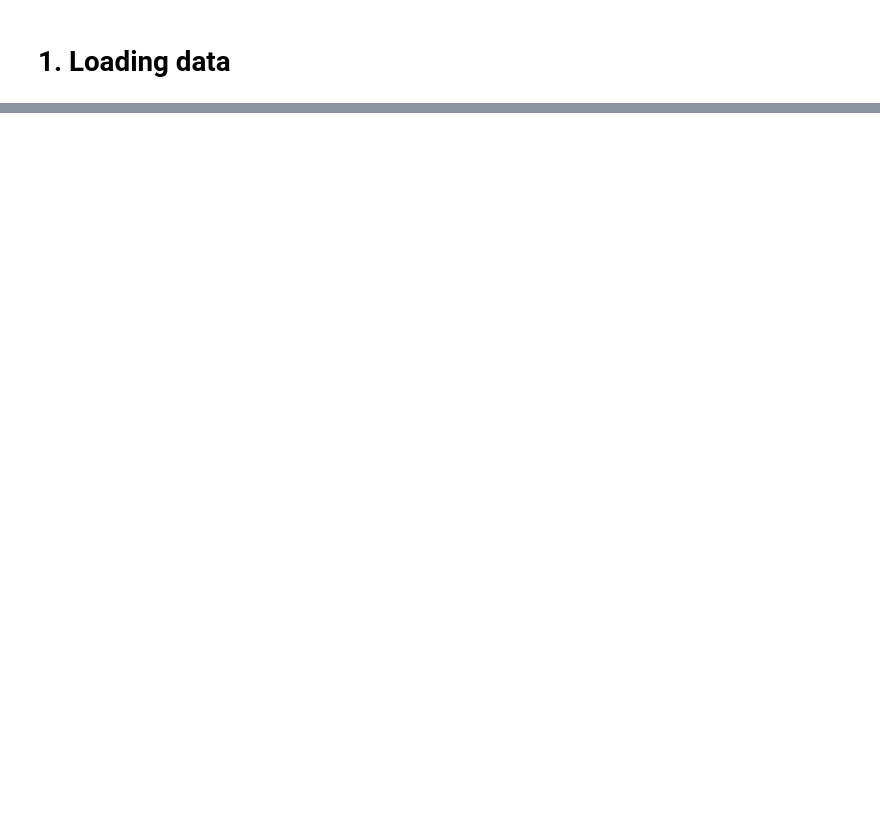
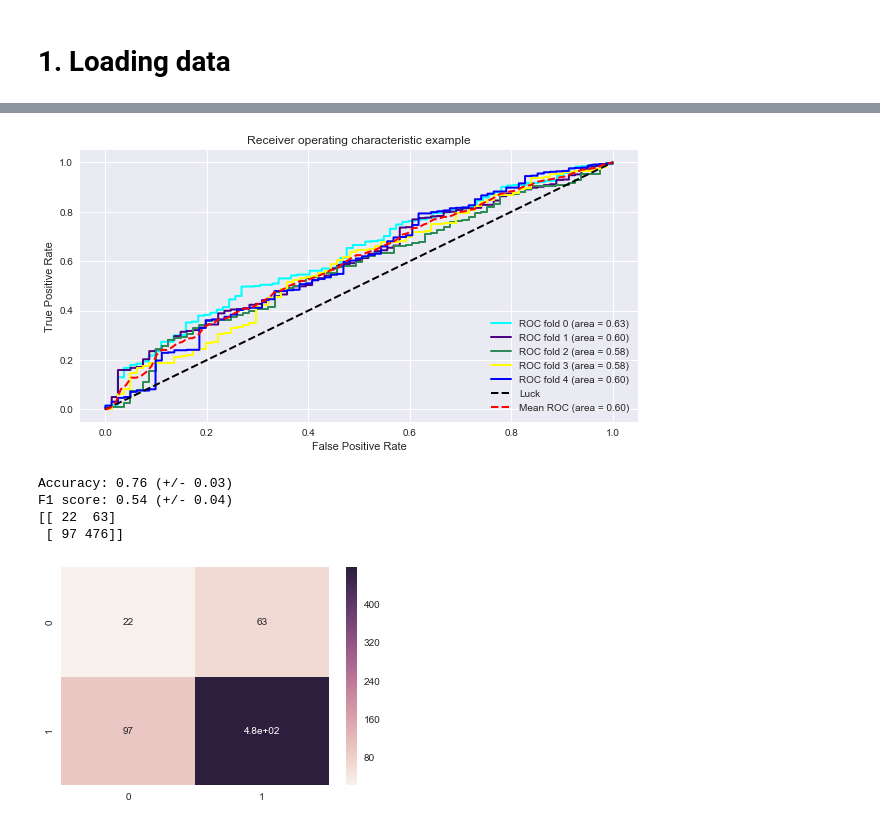
Before and after one commit to Guillemdb/Happiness-inside-a-job-PyDataBcn17, a Jupyter notebook: 3 - Machine learning.ipynb, the cells around one changed output, grey strips where cells are left out. Cells and saved outputs as stored; diff of their text form; code cells hidden in the pictures; blank space fills up the shorter version.

```diff
--- a/3 - Machine learning.ipynb
+++ b/3 - Machine learning.ipynb
@@ -161,0 +282,9 @@ dtype: float64
+# %%
+ceg_best = eval_features(pd.merge(CEG_feats.fillna(-1),target,right_index=True,left_on='uid').drop('uid',axis=1),clf=pipeline)
+# %% [output]
+[figure, added]
+Accuracy: 0.76 (+/- 0.03)
+F1 score: 0.54 (+/- 0.04)
+[[ 22  63]
+ [ 97 476]]
+[figure, added]
```
Also changed, not shown: parts of 24 cells of this notebook, 48 other files.
